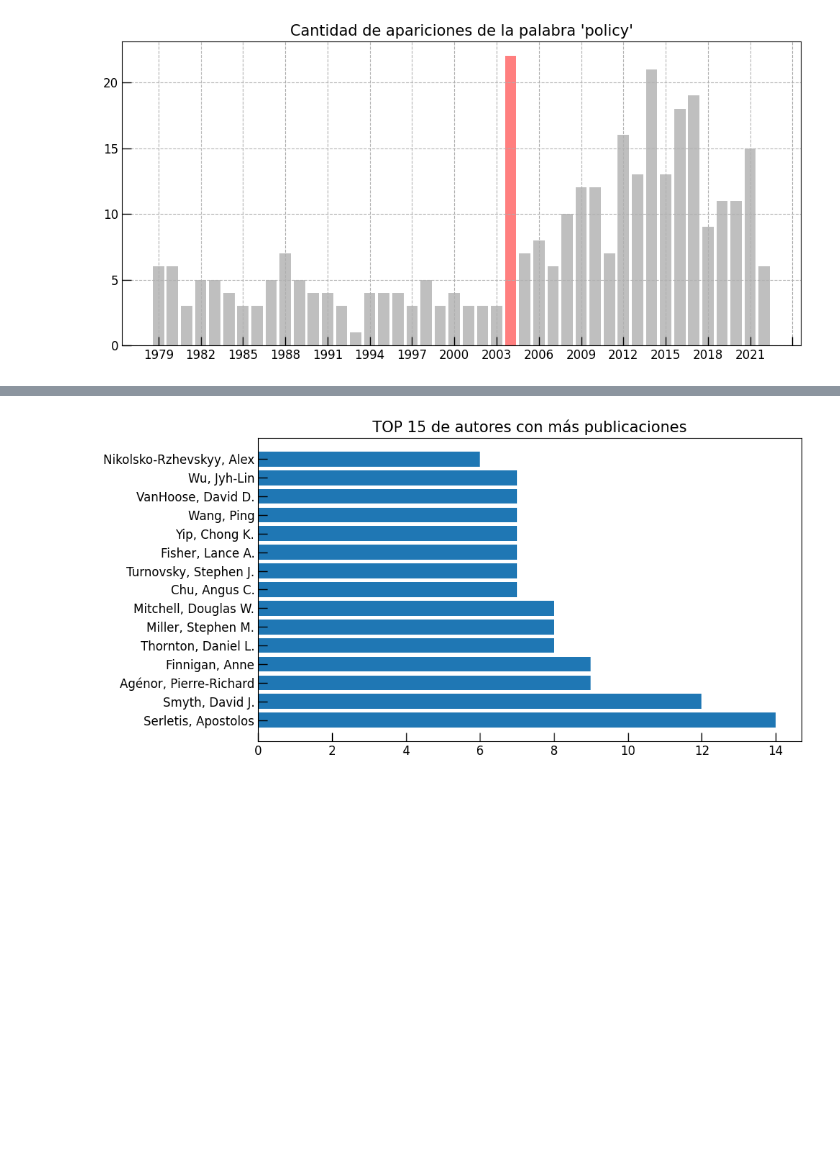
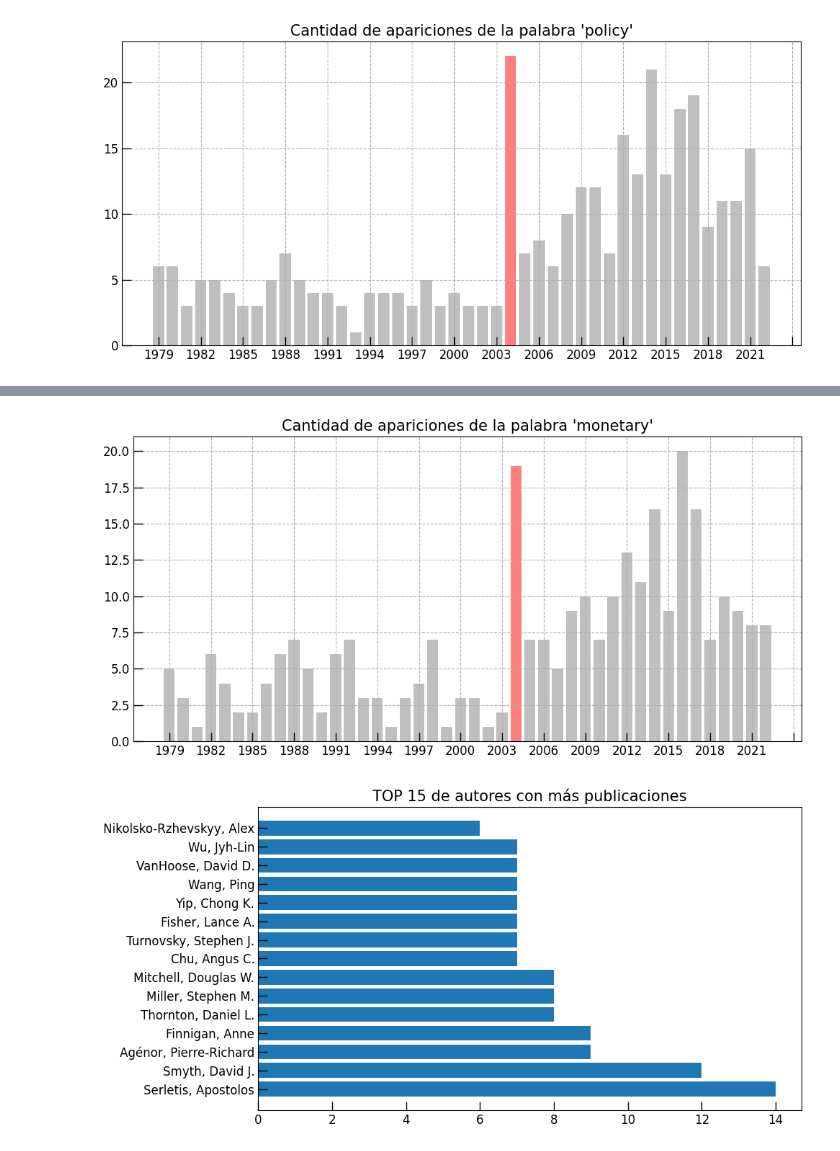
Before and after one commit to mauricioalvaradoo/wbscrp, a Jupyter notebook: 2 Visualizations.ipynb, the cells around one changed output, grey strips where cells are left out. Drawn from its saved outputs; the diff is of its cells as text; code cells hidden in the pictures; blank space fills up the shorter version.

```diff
--- a/2 Visualizations.ipynb
+++ b/2 Visualizations.ipynb
@@ -226,3 +252,29 @@ plt.show()
+# %%
+monetary_per_year = words_per_year[words_per_year["keywords"] == "monetary"]
+monetary_per_year = monetary_per_year.groupby("year").count()
+
+colors = ["red" if index == "2004" else "gray" for index in monetary_per_year.index]
+
+
+fig, ax = plt.subplots(figsize=(10,5))
+
+fig = plt.bar(
+    x=monetary_per_year.index, height=monetary_per_year.keywords,
+    color=colors, alpha=0.5
+)
+
+
+plt.title("Cantidad de apariciones de la palabra 'monetary'", fontsize=15)
+plt.xlabel("")
+plt.grid(linestyle='--')
+plt.tick_params(direction='in', which='both', length=9, width=1, labelsize=12)
+ax.xaxis.set_major_locator(ticker.MultipleLocator(3))
+plt.tight_layout()
+
+plt.savefig("./graphs/bar-monetary-year.pdf")
+plt.show()
+# %% [output]
+[figure, added]
 # %%
 # Separando autores
 authors = dta["authors"].values.tolist()
```
Also changed, not shown: parts of 2 cells of this notebook, 7 other files.
